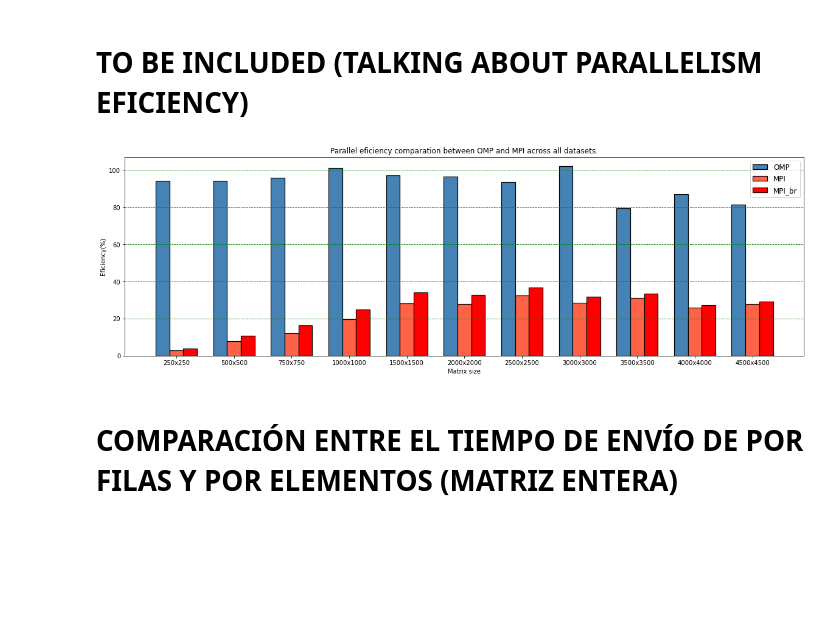
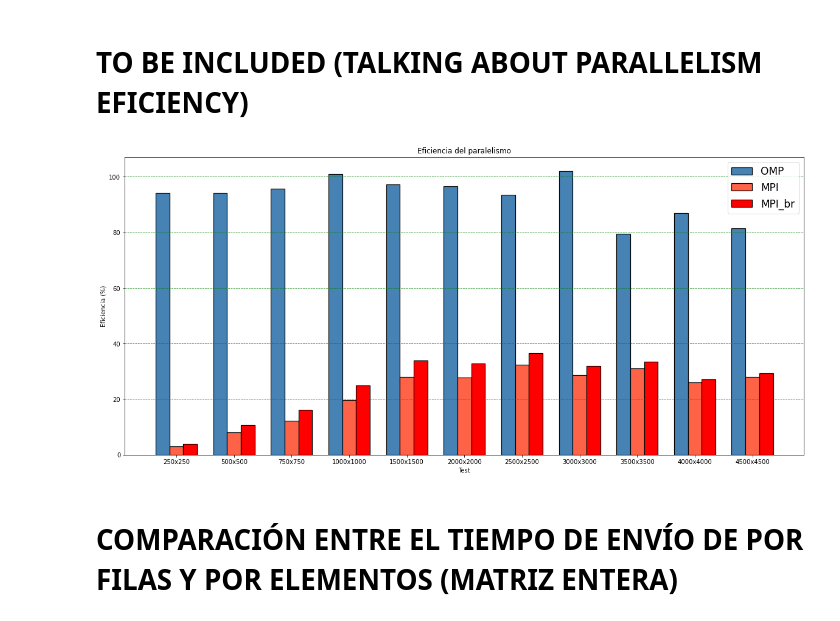
Before and after one commit to RubisRage/Parallel-matrix-multiplication, a Jupyter notebook: performance-analysis.ipynb, the cells around one changed output. Saved outputs shown, nothing was run; the diff lists cells and outputs as text; code cells hidden in the pictures; blank space fills up the shorter version.

```diff
--- a/performance-analysis.ipynb
+++ b/performance-analysis.ipynb
@@ -82,25 +101,25 @@ fig.set_size_inches((20, 8))
 # %%
 fig, ax = plt.subplots()
 
-xaxis = np.arange(1, len(xlabel)*1.25+1, 1.25)
+xaxis = np.arange(1, len(xlabel)*1.50+1, 1.50)
 width = 0.25
-edgewidth = 1.2
+edgewidth = 1.5
 
-ax.bar(xaxis - 1.5*width, omp_sp, width,label='OMP', color="steelblue", edgecolor='black', linewidth=edgewidth)
-ax.bar(xaxis - width/2, mpi_sp, width, color="tomato", label='MPI', edgecolor='black', linewidth=edgewidth)
-ax.bar(xaxis + width/2, cuda_sp, width, color="green", label='CUDA', edgecolor='black', linewidth=edgewidth)
-ax.bar(xaxis + 1.5*width, mpi_br_sp, width, color="red", label='MPI_br', edgecolor='black', linewidth=edgewidth)
+ax.bar(xaxis - 1.5*width, omp_sp, width,label='OMP', color='slateblue', edgecolor='black', linewidth=edgewidth)
+ax.bar(xaxis - width/2, mpi_sp, width, color="tomato", label='MPI_be', edgecolor='black', linewidth=edgewidth)
+ax.bar(xaxis + width/2, cuda_sp, width, color="olivedrab", label='CUDA', edgecolor='black', linewidth=edgewidth)
+ax.bar(xaxis + 1.5*width, mpi_br_sp, width,color='red', label='MPI_br', edgecolor='black', linewidth=edgewidth)
 
-ax.set_title("Speed-up comparation between OMP, CUDA and MPI across all datasets.")
-ax.set_ylabel("Eficiency(%)")
-ax.set_xlabel("Matrix size")
+ax.set_title("Aceleración en función del test")
+ax.set_ylabel("Speed-up")
+ax.set_xlabel("Test")
 ax.set_xticklabels(xlabel)
 ax.set_xticks(xaxis)
-ax.legend(fontsize=15)
+ax.legend(fontsize=20)
 ax.set_axisbelow(True)
 ax.grid(zorder=0, color='green', linestyle='--', axis='y')
 
-fig.set_size_inches((20,10))
+fig.set_size_inches((20,8))
 
 plt.show()
 # %% [output]
@@ -110,32 +129,32 @@ plt.show()
 # %%
 omp_cores = 4
 mpi_cores = 12
 
 omp_ef =    100*omp_sp/omp_cores
 mpi_ef =    100*mpi_sp/mpi_cores
 mpi_br_ef = 100*mpi_br_sp/mpi_cores
 
 fig, ax = plt.subplots()
 
 width = 0.3
 
 ax.bar(xaxis - width, omp_ef, width,label='OMP', color="steelblue", edgecolor='black', linewidth=edgewidth)
 ax.bar(xaxis , mpi_ef, width, color="tomato", label='MPI', edgecolor='black', linewidth=edgewidth)
 ax.bar(xaxis + width, mpi_br_ef, width, color="red", label='MPI_br', edgecolor='black', linewidth=edgewidth)
 
-ax.set_title("Parallel eficiency comparation between OMP and MPI across all datasets.")
-ax.set_ylabel("Eficiency(%)")
-ax.set_xlabel("Matrix size")
+ax.set_title("Eficiencia del paralelismo")
+ax.set_ylabel("Eficiencia (%)")
+ax.set_xlabel("Test")
 ax.set_xticklabels(xlabel)
 ax.set_xticks(xaxis)
-ax.legend(fontsize=12)
+ax.legend(fontsize=17)
 ax.grid(color='green', axis='y', linestyle='--')
 
-fig.set_size_inches((20,6))
+fig.set_size_inches((20,9))
 
 plt.show()
 # %% [output]
-[figure, old version]
+[figure, new version]
 # %% [markdown]
 # COMPARACIÓN ENTRE EL TIEMPO DE ENVÍO DE POR FILAS Y POR ELEMENTOS (MATRIZ ENTERA)
 # %% [markdown]
```
Also changed, not shown: parts of 7 cells of this notebook, 11 other files.
